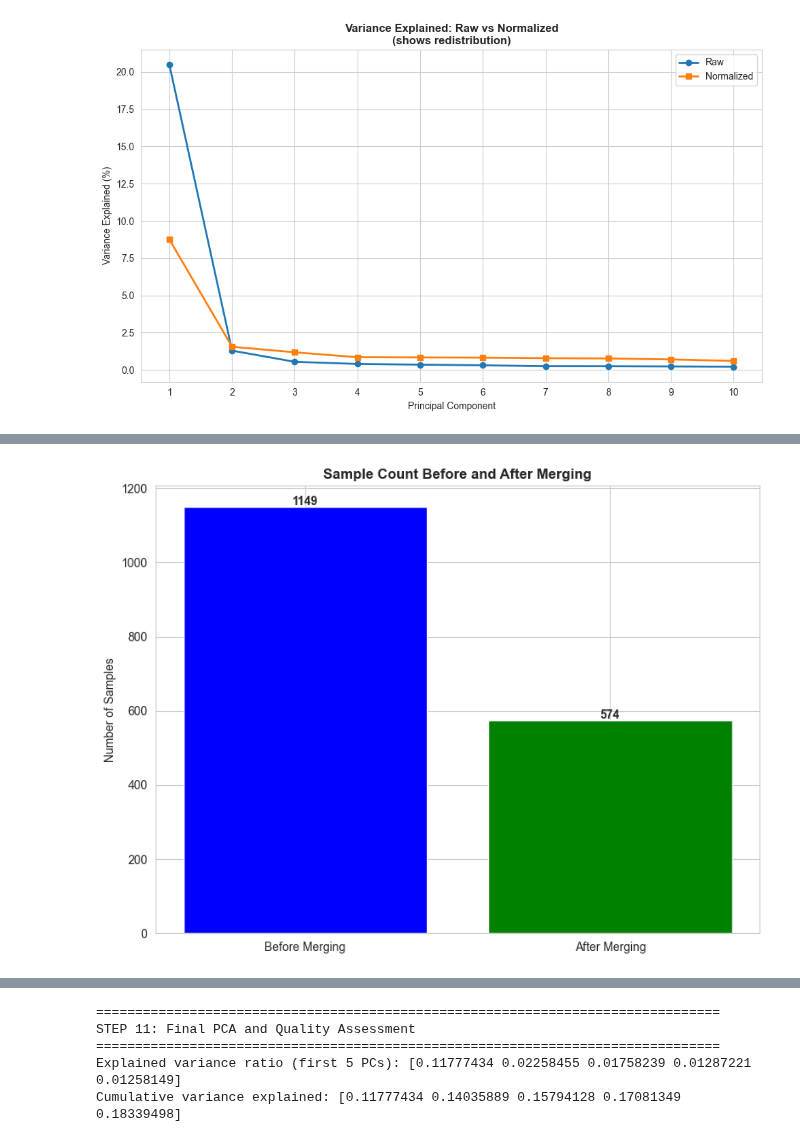
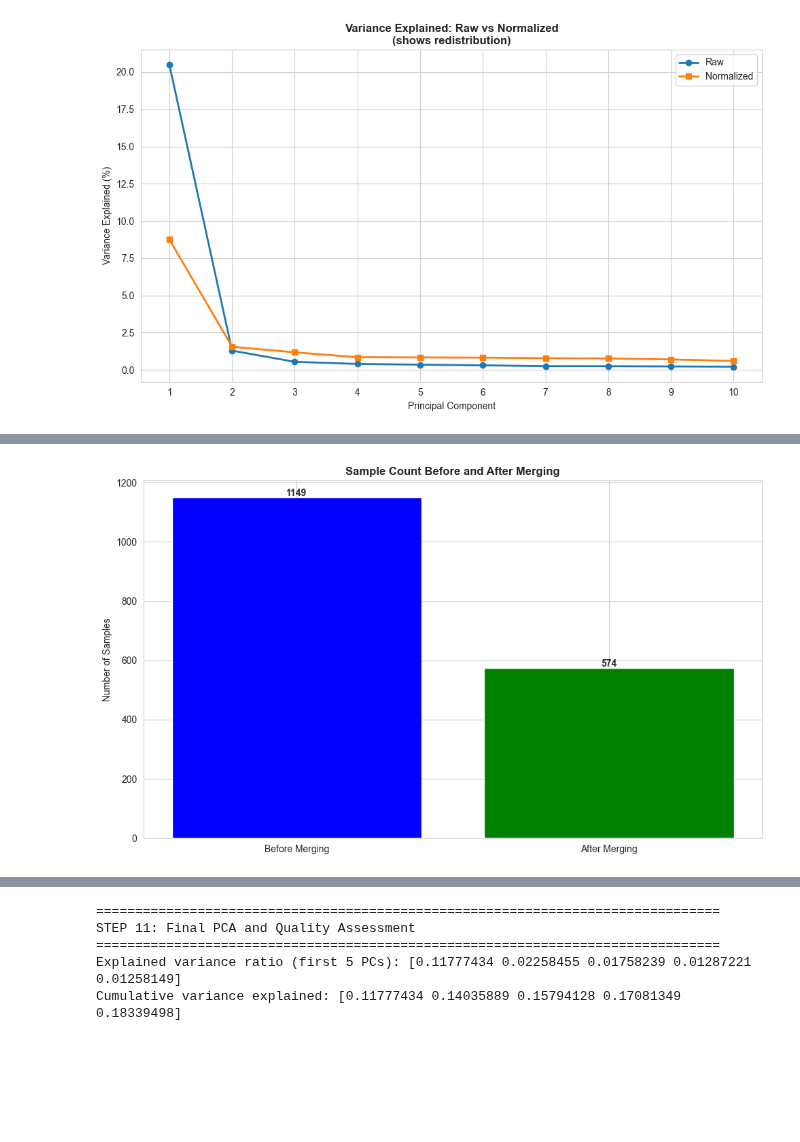
Before and after one commit to ucsffrancislab/genomics, a Jupyter notebook: data/20250409-Illumina-PhIP/20250414-PhIP-MultiPlate/out.123456131415161718/claude_phipseq_normalization.ipynb, the cells around one changed output, grey strips where cells are left out. Saved outputs shown, nothing was run; the diff lists cells and outputs as text; code cells hidden in the pictures; blank space fills up the shorter version.

```diff
--- a/data/20250409-Illumina-PhIP/20250414-PhIP-MultiPlate/out.123456131415161718/claude_phipseq_normalization.ipynb
+++ b/data/20250409-Illumina-PhIP/20250414-PhIP-MultiPlate/out.123456131415161718/claude_phipseq_normalization.ipynb
@@ -1052,18 +1080,18 @@ Phage_Library     0.718355  0.887586
 # %%
 # Visualization 28: Sample count before/after merging
-plt.figure(figsize=(8, 6))
+plt.figure(figsize=(10, 6))
 count_data = pd.DataFrame({
     'Stage': ['Before Merging', 'After Merging'],
     'Count': [data_zscored.shape[0], data_final.shape[0]]
 })
 plt.bar(count_data['Stage'], count_data['Count'], color=['blue', 'green'])
 plt.title('Sample Count Before and After Merging', fontsize=12, fontweight='bold')
 plt.ylabel('Number of Samples')
 for i, v in enumerate(count_data['Count']):
     plt.text(i, v + 5, str(v), ha='center', fontweight='bold')
 plt.tight_layout()
 plt.show()
 # %% [output]
-[figure, old version]
+[figure, new version]
 # %%
 # Visualization 29: Replicate count distribution
```
Also changed, not shown: parts of 22 cells of this notebook.
